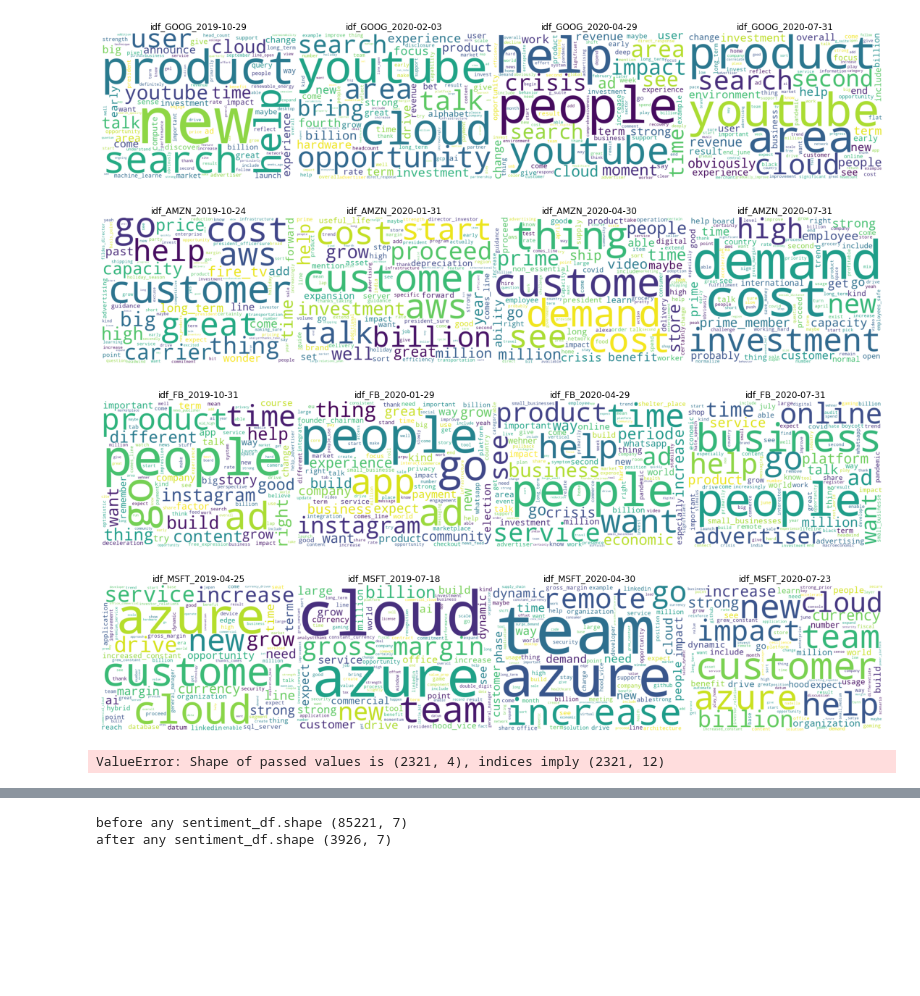
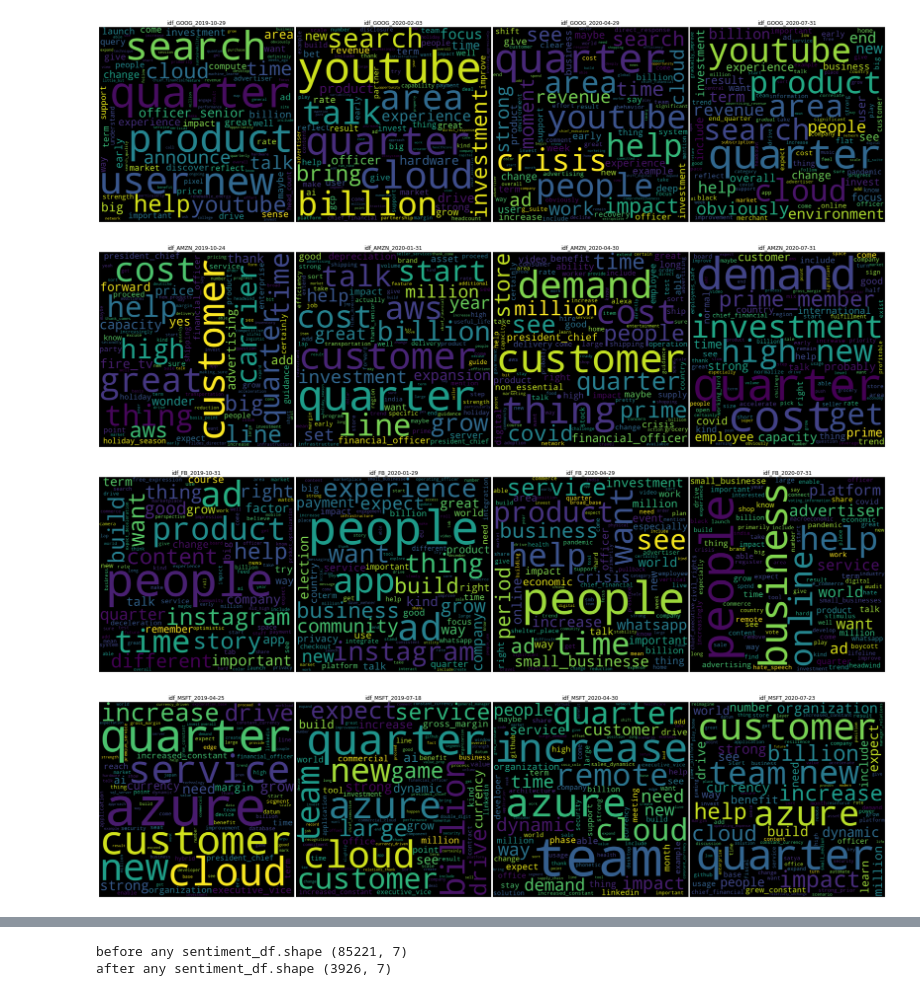
Before and after one commit to alsm6169/nlp_on_10k, a Jupyter notebook: nlp_tech_call_transcripts.ipynb, the cells around one changed output, grey strips where cells are left out. Drawn from its saved outputs; the diff is of its cells as text; code cells hidden in the pictures; blank space fills up the shorter version.

```diff
--- a/nlp_tech_call_transcripts.ipynb
+++ b/nlp_tech_call_transcripts.ipynb
@@ -100,7 +125,4 @@ df = pd.DataFrame(data=data, columns=columns)
 # %%
 df['call_date'] = df['url'].apply(lambda x : pd.to_datetime(re.match(r".*(\d{4}/\d{2}/\d{2})", x).group(1)))
-# %%
-download_dir = Path("./downloads")
-ticker='GOOG'
 # %%
 def download_transripts(df_row):
@@ -177,9 +228,10 @@ File Exists downloads/MSFT-q3-2019.txt
 # %%
-additional_stop_words = ['hi', 'analyst', 'operator', 'financial', 'officer', 'chief', 'executive', 'think', \
-                         'google', 'facebook', 'amazon', 'microsoft', 'thank', 'you', 'quarter', 'see', \
+additional_stop_words = ['hi', 'analyst', 'operator', 'think', \
+                         'alphabet', 'google', 'facebook', 'amazon', 'microsoft', 'thanks', 'see', \
                         'business', 'customer', 'growth', 'revenue', 'year', 'question', 'lady', 'gentleman', \
                         'continue', 'continuing', 'continued', 'focus', 'participant', 'see', 'seeing', \
-                        'user', 'work', 'march', 'lot', 'day', 'today', 'like', 'looks', 'looking', 'look']
-#additional_stop_words=['user', 'work', 'march']
+                        'user', 'work', 'march', 'lot', 'day', 'today', 'like', 'looks', 'looking', 'look', \
+                        'june', 'july', 'september', 'april','investor', 'february', \
+                        'second', 'fourth', 'opportunity', 'go']
 for stopword in additional_stop_words:
     nlp.vocab[stopword].is_stop = True
@@ -226,14 +290,22 @@ for ticker in tickers:
 # %%
-additional_stop_words=['earnings_conference', 'thank_you',  'long_term'\
+# new bigram based stop words which can go
+additional_stop_words=['earnings_conference', 'thank_you',  'long_term', 'go', \
                       'first_quarter', 'second_quarter', 'third_quarter', 'fourth_quarter', \
-                      'vice_president', 'senior_vice']
+                      'vice_president', 'senior_vice', 'sundar', 'sundar_pichai','satya_nadella', \
+                       'founder_chairman', 'comes_line', 'line_open']
 def get_lemmatized_words(df_row):
+    """
+    Get the lemmatized words after removing the new bigram based stopd words
+    Parameters
+    ----------
+    df_row : dataframe row
+       The row of the dataframe with information of the local html
+    """
+
     print(f"Processing {df_row['ticker']}, quarter: {df_row['quarter']}, year: {df_row['year']}")
     words = []
     doc = nlp((" ".join(df_row['words_ngrams']).lower()))
     for word in doc:
-        if word.lemma_ not in additional_stop_words:
+        if word.pos_ != "ADP" and word.ent_type_ != 'PERSON' and word.lemma_ not in additional_stop_words:
             words.append(word.lemma_)
-        # if word.is_alpha and word.is_ascii and not word.is_stop and word.pos_ != "ADP" \
-        #    and word.ent_type_ != 'PERSON' and word.lemma_ not in additional_stop_words:
     return words
@@ -267,47 +347,41 @@ count_vectorizer = CountVectorizer(min_df=0.01, max_df=0.75)
 # %%
 tickers = df['ticker'].unique().tolist()
-wc = WordCloud(width = 800, height = 600,
-                background_color ='white',
-                min_font_size = 10)
+num_top_words=100
+wc = WordCloud(width = 1000, height = 1000,
+                background_color ='black',
+               prefer_horizontal=0.90,
+                min_font_size = 12)
 docs_joined = []
 num_tickers = len(tickers)
 for ticker in tickers:
 
     sub_df = df.loc[df['ticker']==ticker]
     sub_df = sub_df.sort_values('call_date',ascending=True)
     docs = sub_df['words_ngrams'].apply(lambda x: " ".join(x)).tolist()
     dates = sub_df['call_date'].tolist()
     num_dates = len(dates)
     # tokenize and build vocab
     idf_vector = tfidf_vectorizer.fit_transform(docs)
     index=0
-    fig = plt.figure(figsize=(15,15))
+    fig = plt.figure(figsize=(25,25))
     for dt, doc in zip(dates, docs):
         docs_joined.extend(doc)
 
         df_idf = pd.DataFrame(idf_vector[index].T.toarray(), index=tfidf_vectorizer.get_feature_names(),columns=["idf_weights"])
-        dict_idf_top50 = df_idf.sort_values(by=['idf_weights'],ascending=False)[:100].to_dict()['idf_weights']
+        dict_idf_topwrds = df_idf.sort_values(by=['idf_weights'],ascending=False)[:num_top_words].to_dict()['idf_weights']
 
         plt.subplot(1*num_tickers, num_dates,index+1).set_title("idf_" + ticker + "_" + str(dt.date()))
-        wc.generate_from_frequencies(dict_idf_top50)
+        wc.generate_from_frequencies(dict_idf_topwrds)
         # plot the WordCloud image
         plt.imshow(wc)
         plt.axis("off")
         plt.tight_layout(pad = 0)
 
         index += 1
 
 plt.show()
 # %% [output]
-[figure, old version]
+[figure, new version]
-[figure, old version]
+[figure, new version]
-[figure, old version]
+[figure, new version]
-[figure, old version]
+[figure, new version]
-# %%
-#df.loc[:,['ticker','call_date', 'words_ngrams']].to_csv('df.csv')
-dates = df['call_date'].unique()
-# print(dates)
-df_idf = pd.DataFrame(idf_vector.T.toarray(), index=tfidf_vectorizer.get_feature_names(),columns=dates)
-df_idf.to_csv('df_idf.csv')
-# %% [output]
-ValueError: Shape of passed values is (2321, 4), indices imply (2321, 12)
```
Also changed, not shown: parts of 66 cells of this notebook.
